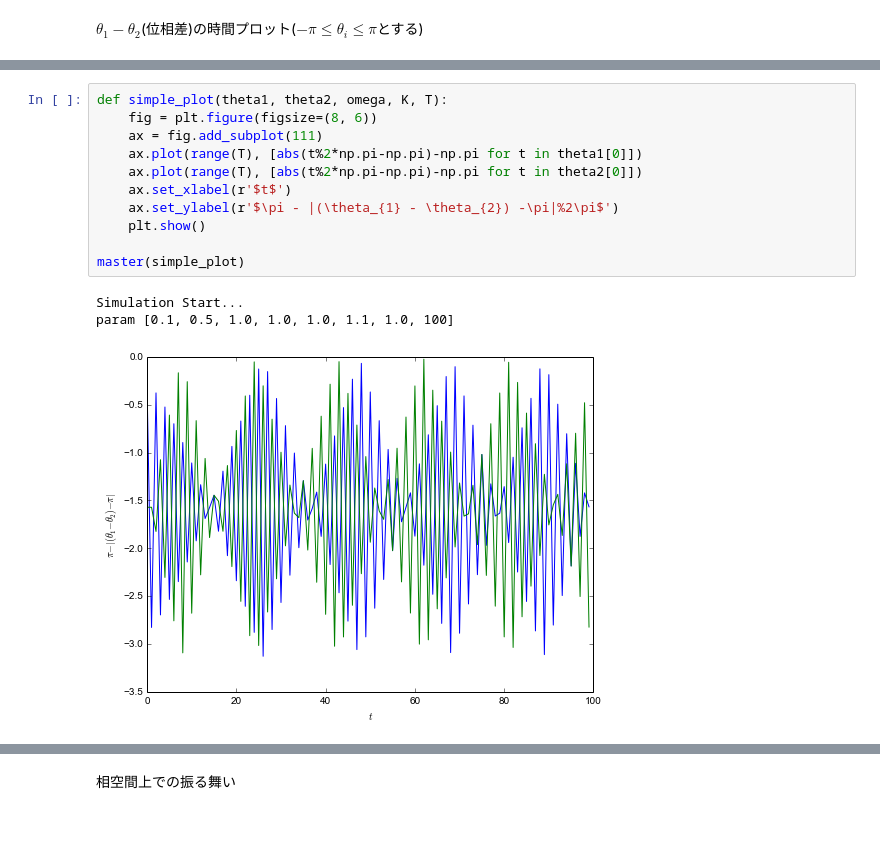
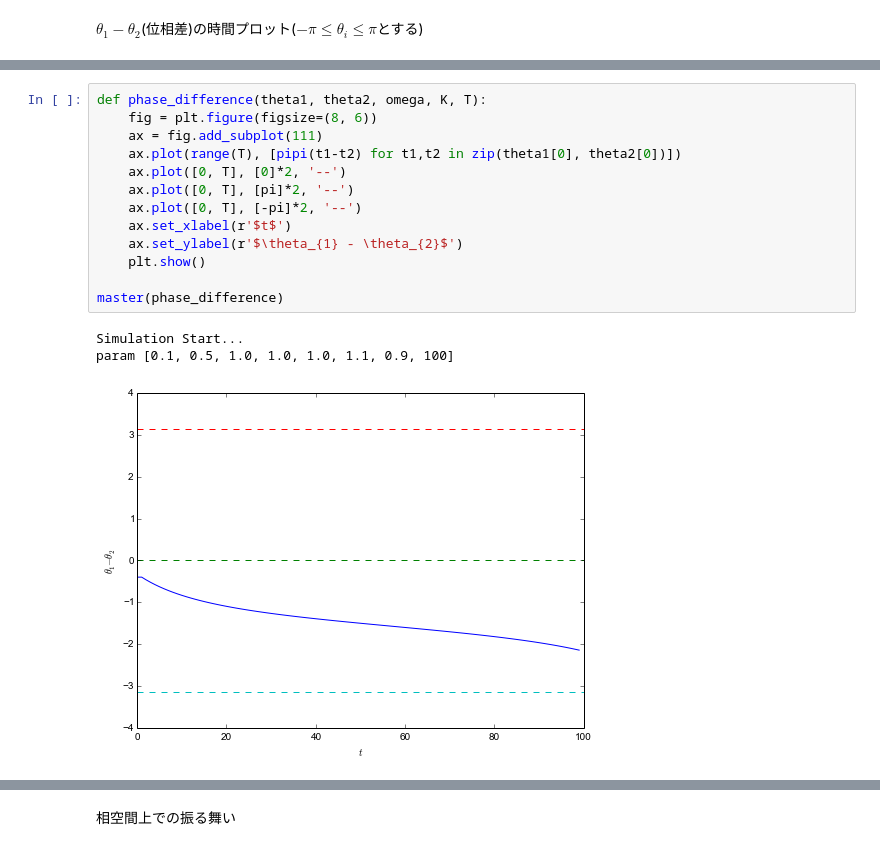
Before and after one commit to ssh0/butsuzemi2015, a Jupyter notebook: 課題解答例.ipynb, the cells around one changed output, grey strips where cells are left out. Cells and saved outputs as stored; diff of their text form.

```diff
--- a/課題解答例.ipynb
+++ b/課題解答例.ipynb
@@ -73,15 +93,17 @@ def master(after, widget=True, parameter=None):
 # %%
-def simple_plot(theta1, theta2, omega, K, T):
+def phase_difference(theta1, theta2, omega, K, T):
     fig = plt.figure(figsize=(8, 6))
     ax = fig.add_subplot(111)
-    ax.plot(range(T), [abs(t%2*np.pi-np.pi)-np.pi for t in theta1[0]])
-    ax.plot(range(T), [abs(t%2*np.pi-np.pi)-np.pi for t in theta2[0]])
+    ax.plot(range(T), [pipi(t1-t2) for t1,t2 in zip(theta1[0], theta2[0])])
+    ax.plot([0, T], [0]*2, '--')
+    ax.plot([0, T], [pi]*2, '--')
+    ax.plot([0, T], [-pi]*2, '--')
     ax.set_xlabel(r'$t$')
-    ax.set_ylabel(r'$\pi - |(\theta_{1} - \theta_{2}) -\pi|%2\pi$')
+    ax.set_ylabel(r'$\theta_{1} - \theta_{2}$')
     plt.show()
 
-master(simple_plot)
+master(phase_difference)
 # %% [output]
 Simulation Start...
-param [0.1, 0.5, 1.0, 1.0, 1.0, 1.1, 1.0, 100]
+param [0.1, 0.5, 1.0, 1.0, 1.0, 1.1, 0.9, 100]
-[figure, old version]
+[figure, new version]
```
Also changed, not shown: parts of 11 cells of this notebook.
